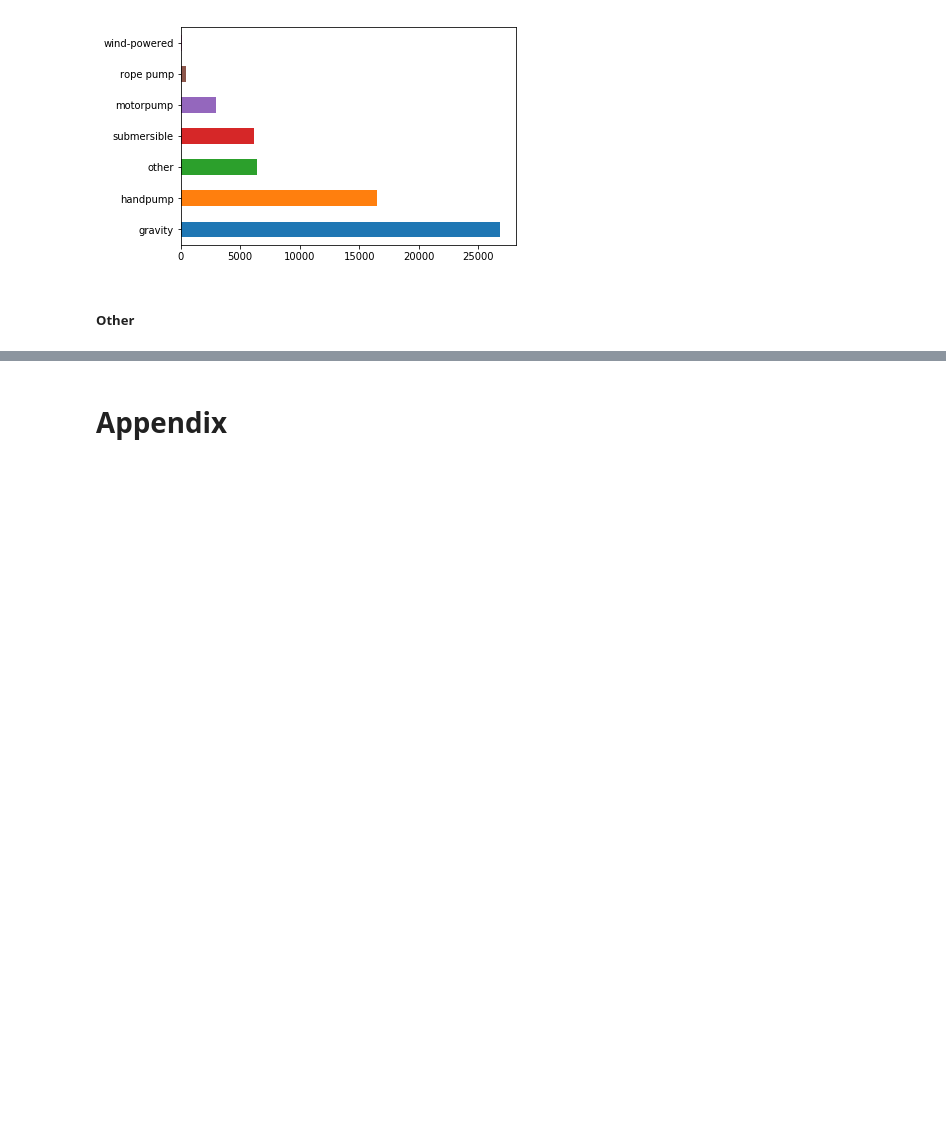
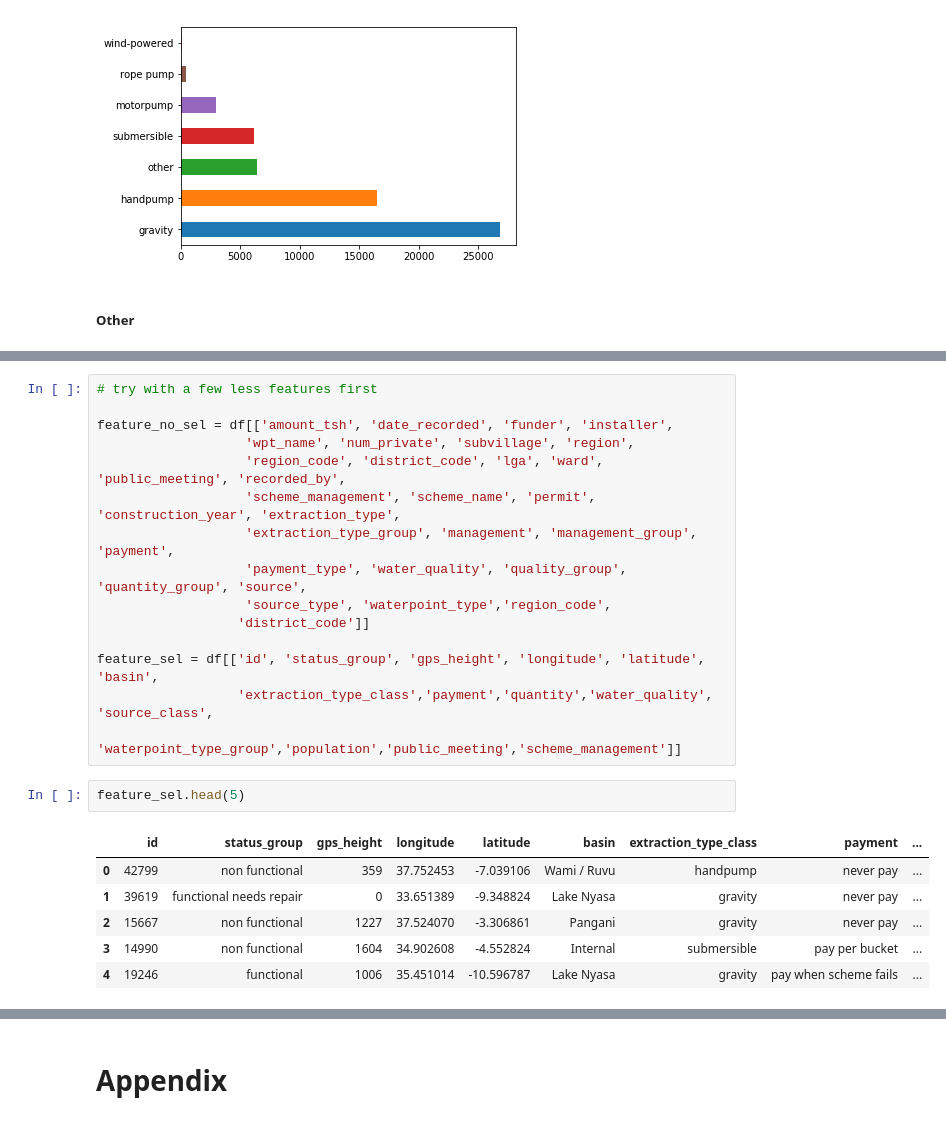
Before and after one commit to amycurneen/Metis-Curneen, a Jupyter notebook: 3 - Water Pumps/Water Data.ipynb, the cells around one changed output, grey strips where cells are left out. Drawn from its saved outputs; the diff is of its cells as text; blank space fills up the shorter version.

```diff
--- a/3 - Water Pumps/Water Data.ipynb
+++ b/3 - Water Pumps/Water Data.ipynb
@@ -336,0 +335,24 @@ Things to add to my project
+# %%
+# try with a few less features first
+
+feature_no_sel = df[['amount_tsh', 'date_recorded', 'funder', 'installer',
+                   'wpt_name', 'num_private', 'subvillage', 'region',
+                   'region_code', 'district_code', 'lga', 'ward', 'public_meeting', 'recorded_by',
+                   'scheme_management', 'scheme_name', 'permit', 'construction_year', 'extraction_type',
+                   'extraction_type_group', 'management', 'management_group', 'payment',
+                   'payment_type', 'water_quality', 'quality_group', 'quantity_group', 'source',
+                   'source_type', 'waterpoint_type','region_code',
+                  'district_code']]
+
+feature_sel = df[['id', 'status_group', 'gps_height', 'longitude', 'latitude', 'basin',
+                  'extraction_type_class','payment','quantity','water_quality', 'source_class',
+                  'waterpoint_type_group','population','public_meeting','scheme_management']]
+# %%
+feature_sel.head(5)
+# %% [output]
+|  | id | status_group | gps_height | longitude | latitude | basin | extraction_type_class | payment | ... |
+| 0 | 42799 | non functional | 359 | 37.752453 | -7.039106 | Wami / Ruvu | handpump | never pay | ... |
+| 1 | 39619 | functional needs repair | 0 | 33.651389 | -9.348824 | Lake Nyasa | gravity | never pay | ... |
+| 2 | 15667 | non functional | 1227 | 37.524070 | -3.306861 | Pangani | gravity | never pay | ... |
+| 3 | 14990 | non functional | 1604 | 34.902608 | -4.552824 | Internal | submersible | pay per bucket | ... |
+| 4 | 19246 | functional | 1006 | 35.451014 | -10.596787 | Lake Nyasa | gravity | pay when scheme fails | ... |
```
Also changed, not shown: parts of 67 cells of this notebook, 6 other files.
